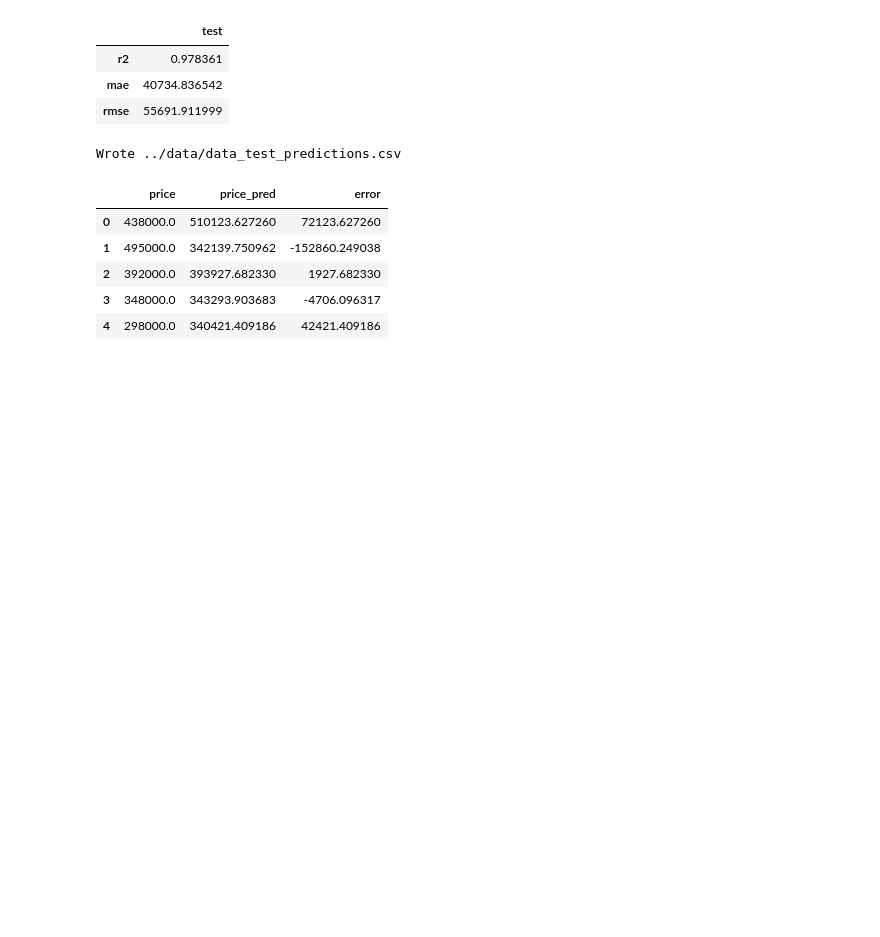
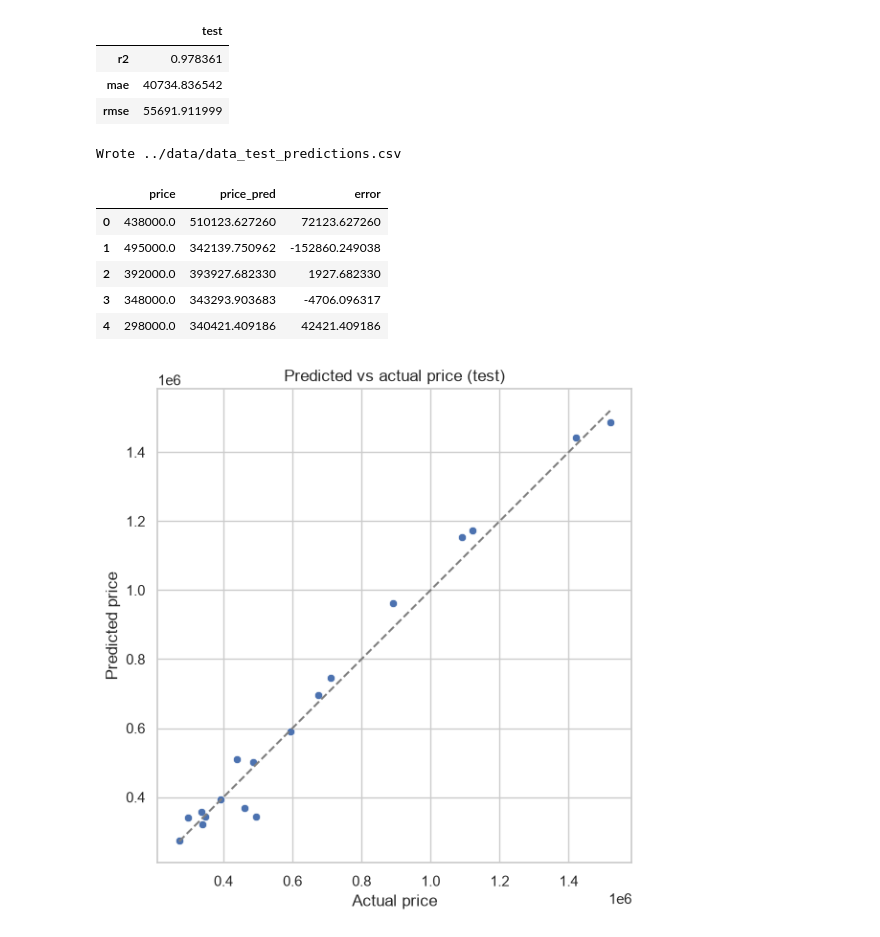
Before and after one commit to SantiGomez2519/mlops-house-price-predictor, a Jupyter notebook: simple-version/1-experimentation/notebooks/1_6_data_raw_test_evaluation.ipynb, the cells around one changed output. Saved outputs shown, nothing was run; the diff lists cells and outputs as text; code cells hidden in the pictures; blank space fills up the shorter version.

```diff
--- a/simple-version/1-experimentation/notebooks/1_6_data_raw_test_evaluation.ipynb
+++ b/simple-version/1-experimentation/notebooks/1_6_data_raw_test_evaluation.ipynb
@@ -19,12 +19,15 @@ Note: you may need to restart the kernel to use updated packages.
 # %%
 import pickle
 
+import matplotlib.pyplot as plt
 import pandas as pd
+import seaborn as sns
 from sklearn import set_config
 from sklearn.base import BaseEstimator, TransformerMixin
 from sklearn.metrics import mean_absolute_error, mean_squared_error, r2_score
 
 set_config(transform_output="pandas")
+sns.set_theme(style="whitegrid")
 
 TARGET = "price"
 
@@ -141,3 +144,19 @@ Wrote ../data/data_test_predictions.csv
 | 2 | 392000.0 | 393927.682330 | 1927.682330 |
 | 3 | 348000.0 | 343293.903683 | -4706.096317 |
 | 4 | 298000.0 | 340421.409186 | 42421.409186 |
+# %%
+fig, ax = plt.subplots(figsize=(6, 6))
+sns.scatterplot(x=y_test, y=y_pred, ax=ax)
+lims = [
+    min(y_test.min(), y_pred.min()),
+    max(y_test.max(), y_pred.max()),
+]
+ax.plot(lims, lims, color="gray", linestyle="--")
+ax.set_xlabel("Actual price")
+ax.set_ylabel("Predicted price")
+ax.set_title("Predicted vs actual price (test)")
+ax.set_aspect("equal", adjustable="box")
+fig.tight_layout()
+plt.show()
+# %% [output]
+[figure, added]
```
Also changed, not shown: parts of 1 cell of this notebook.
